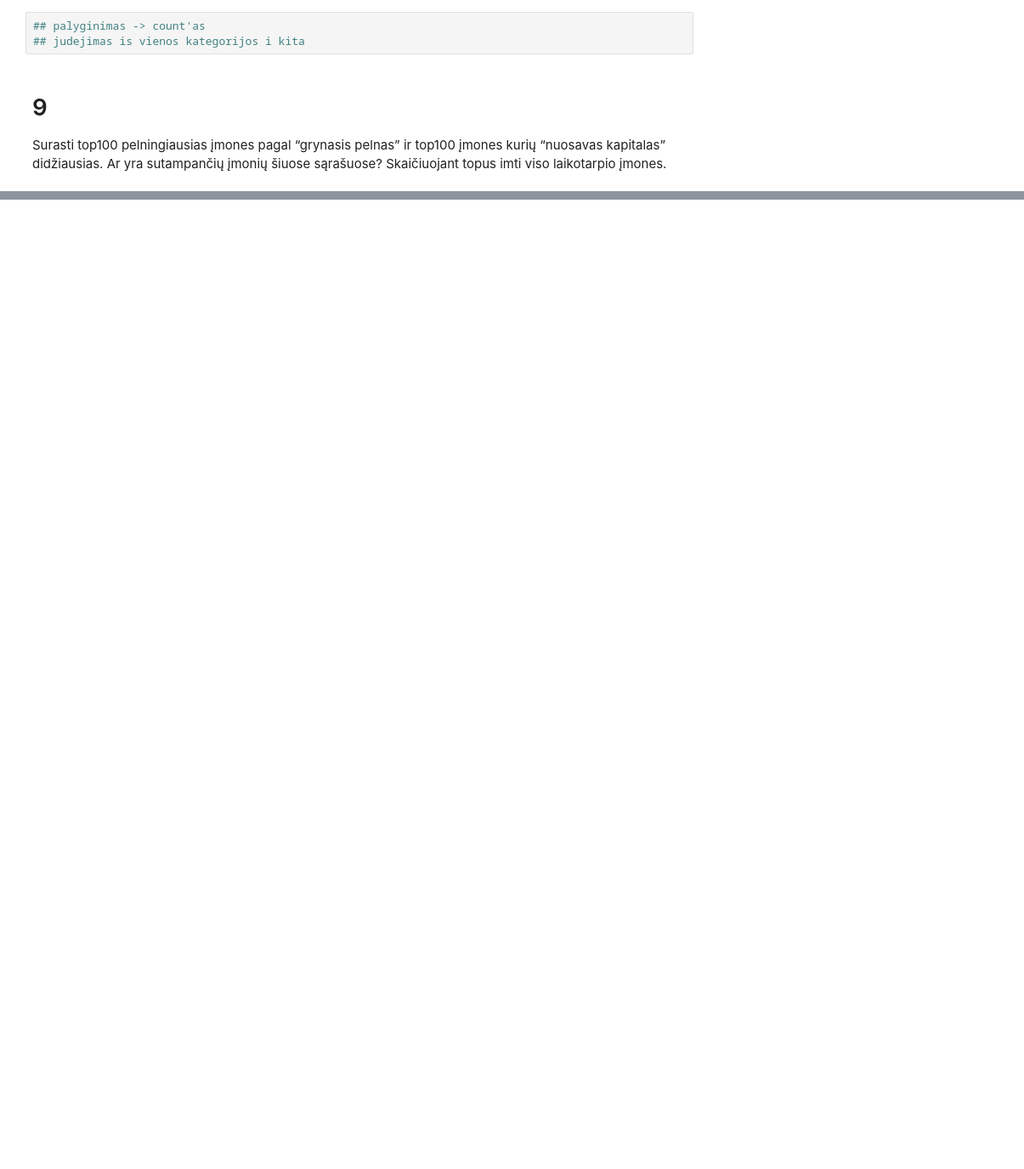
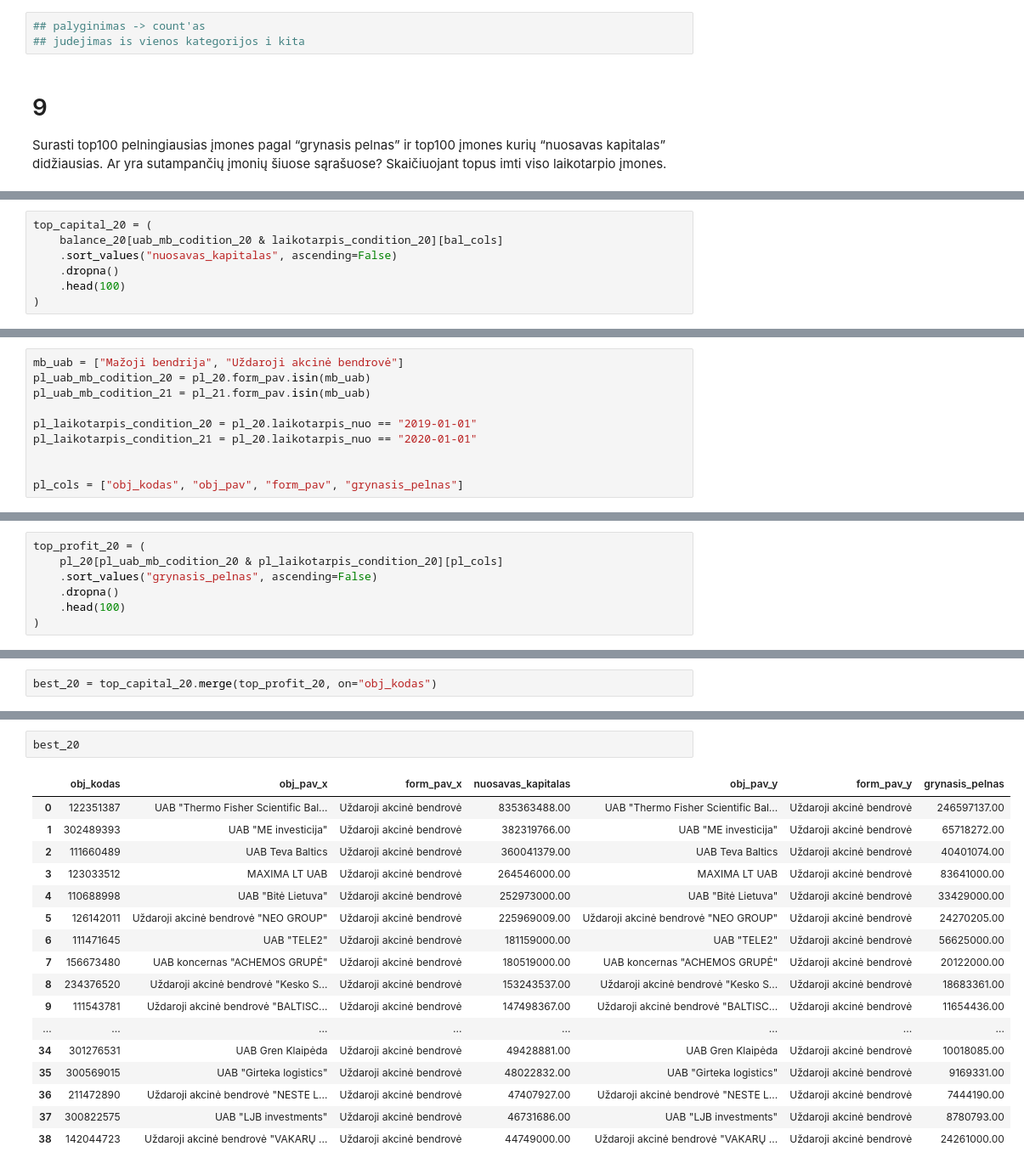
Before and after one commit to modsldn/eda_final_project, a Jupyter notebook: solutions.ipynb, the cells around one changed output, grey strips where cells are left out. Shown at 85% size. Saved outputs shown, nothing was run; the diff lists cells and outputs as text; blank space fills up the shorter version.

```diff
--- a/solutions.ipynb
+++ b/solutions.ipynb
@@ -570,0 +648,7 @@ Surasti top100 pelningiausias įmones pagal “grynasis pelnas” ir top100 įmo
+# %%
+top_capital_20 = (
+    balance_20[uab_mb_codition_20 & laikotarpis_condition_20][bal_cols]
+    .sort_values("nuosavas_kapitalas", ascending=False)
+    .dropna()
+    .head(100)
+)
@@ -570,0 +666,10 @@ Surasti top100 pelningiausias įmones pagal “grynasis pelnas” ir top100 įmo
+# %%
+mb_uab = ["Mažoji bendrija", "Uždaroji akcinė bendrovė"]
+pl_uab_mb_codition_20 = pl_20.form_pav.isin(mb_uab)
+pl_uab_mb_codition_21 = pl_21.form_pav.isin(mb_uab)
+
+pl_laikotarpis_condition_20 = pl_20.laikotarpis_nuo == "2019-01-01"
+pl_laikotarpis_condition_21 = pl_20.laikotarpis_nuo == "2020-01-01"
+
+
+pl_cols = ["obj_kodas", "obj_pav", "form_pav", "grynasis_pelnas"]
@@ -570,0 +678,7 @@ Surasti top100 pelningiausias įmones pagal “grynasis pelnas” ir top100 įmo
+# %%
+top_profit_20 = (
+    pl_20[pl_uab_mb_codition_20 & pl_laikotarpis_condition_20][pl_cols]
+    .sort_values("grynasis_pelnas", ascending=False)
+    .dropna()
+    .head(100)
+)
@@ -570,0 +713,2 @@ Surasti top100 pelningiausias įmones pagal “grynasis pelnas” ir top100 įmo
+# %%
+best_20 = top_capital_20.merge(top_profit_20, on="obj_kodas")
@@ -570,0 +721,20 @@ Surasti top100 pelningiausias įmones pagal “grynasis pelnas” ir top100 įmo
+# %%
+best_20
+# %% [output]
+|  | obj_kodas | obj_pav_x | form_pav_x | nuosavas_kapitalas | obj_pav_y | form_pav_y | grynasis_pelnas |
+| 0 | 122351387 | UAB "Thermo Fisher Scientific Bal... | Uždaroji akcinė bendrovė | 835363488.00 | UAB "Thermo Fisher Scientific Bal... | Uždaroji akcinė bendrovė | 246597137.00 |
+| 1 | 302489393 | UAB "ME investicija" | Uždaroji akcinė bendrovė | 382319766.00 | UAB "ME investicija" | Uždaroji akcinė bendrovė | 65718272.00 |
+| 2 | 111660489 | UAB Teva Baltics | Uždaroji akcinė bendrovė | 360041379.00 | UAB Teva Baltics | Uždaroji akcinė bendrovė | 40401074.00 |
+| 3 | 123033512 | MAXIMA LT UAB | Uždaroji akcinė bendrovė | 264546000.00 | MAXIMA LT UAB | Uždaroji akcinė bendrovė | 83641000.00 |
+| 4 | 110688998 | UAB "Bitė Lietuva" | Uždaroji akcinė bendrovė | 252973000.00 | UAB "Bitė Lietuva" | Uždaroji akcinė bendrovė | 33429000.00 |
+| 5 | 126142011 | Uždaroji akcinė bendrovė "NEO GROUP" | Uždaroji akcinė bendrovė | 225969009.00 | Uždaroji akcinė bendrovė "NEO GROUP" | Uždaroji akcinė bendrovė | 24270205.00 |
+| 6 | 111471645 | UAB "TELE2" | Uždaroji akcinė bendrovė | 181159000.00 | UAB "TELE2" | Uždaroji akcinė bendrovė | 56625000.00 |
+| 7 | 156673480 | UAB koncernas "ACHEMOS GRUPĖ" | Uždaroji akcinė bendrovė | 180519000.00 | UAB koncernas "ACHEMOS GRUPĖ" | Uždaroji akcinė bendrovė | 20122000.00 |
+| 8 | 234376520 | Uždaroji akcinė bendrovė "Kesko S... | Uždaroji akcinė bendrovė | 153243537.00 | Uždaroji akcinė bendrovė "Kesko S... | Uždaroji akcinė bendrovė | 18683361.00 |
+| 9 | 111543781 | Uždaroji akcinė bendrovė "BALTISC... | Uždaroji akcinė bendrovė | 147498367.00 | Uždaroji akcinė bendrovė "BALTISC... | Uždaroji akcinė bendrovė | 11654436.00 |
+| ... | ... | ... | ... | ... | ... | ... | ... |
+| 34 | 301276531 | UAB Gren Klaipėda | Uždaroji akcinė bendrovė | 49428881.00 | UAB Gren Klaipėda | Uždaroji akcinė bendrovė | 10018085.00 |
+| 35 | 300569015 | UAB "Girteka logistics" | Uždaroji akcinė bendrovė | 48022832.00 | UAB "Girteka logistics" | Uždaroji akcinė bendrovė | 9169331.00 |
+| 36 | 211472890 | Uždaroji akcinė bendrovė "NESTE L... | Uždaroji akcinė bendrovė | 47407927.00 | Uždaroji akcinė bendrovė "NESTE L... | Uždaroji akcinė bendrovė | 7444190.00 |
+| 37 | 300822575 | UAB "LJB investments" | Uždaroji akcinė bendrovė | 46731686.00 | UAB "LJB investments" | Uždaroji akcinė bendrovė | 8780793.00 |
+| 38 | 142044723 | Uždaroji akcinė bendrovė "VAKARŲ ... | Uždaroji akcinė bendrovė | 44749000.00 | Uždaroji akcinė bendrovė "VAKARŲ ... | Uždaroji akcinė bendrovė | 24261000.00 |
```
Also changed, not shown: parts of 30 cells of this notebook.
